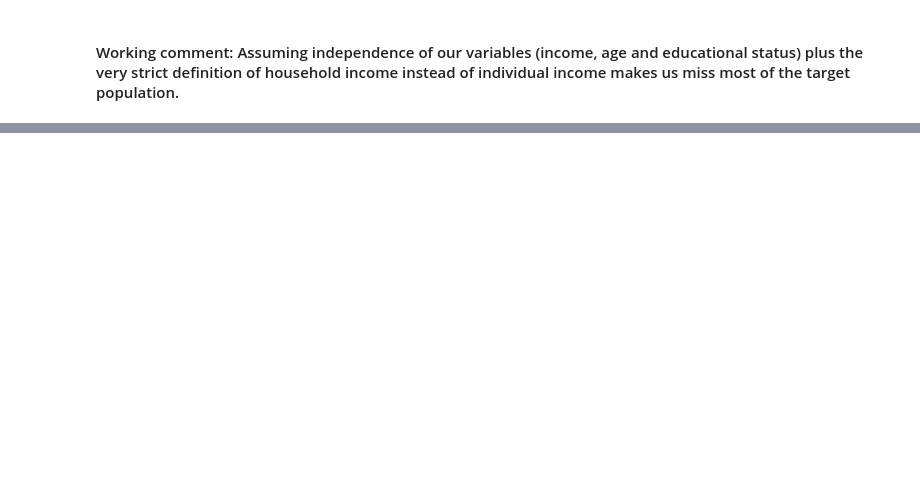
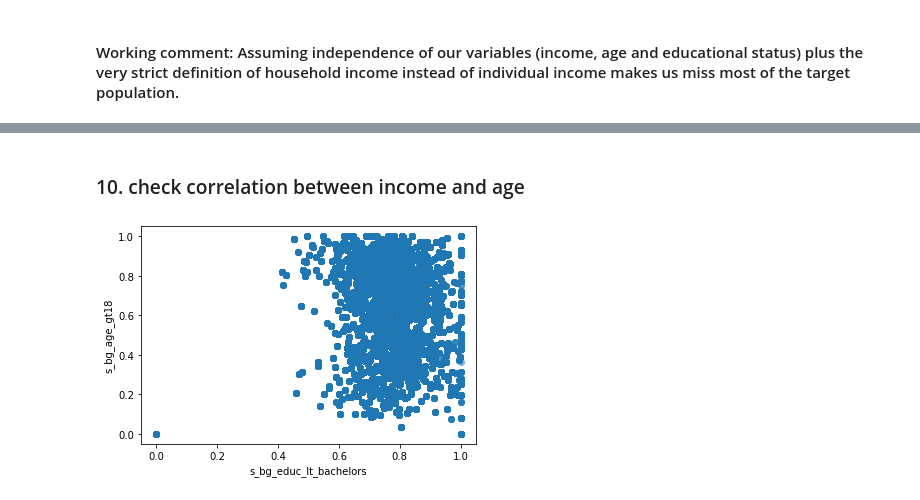
Before and after one commit to leex5089/SWB211project, a Jupyter notebook: 1_density_calculation.ipynb, the cells around one changed output, grey strips where cells are left out. Cells and saved outputs as stored; diff of their text form; code cells hidden in the pictures; blank space fills up the shorter version.

```diff
--- a/1_density_calculation.ipynb
+++ b/1_density_calculation.ipynb
@@ -227,0 +290,11 @@ memory usage: 4.9+ MB
+# %% [markdown]
+### 10. check correlation between income and age
+# %%
+plt.scatter(merge5['s_bg_age_gt18'], merge5['s_bg_educ_lt_bachelors'],  alpha=0.5)
+plt.xlabel("s_bg_educ_lt_bachelors")
+plt.ylabel("s_bg_age_gt18")
+plt.show()
+
+#age correlation is low with other two vars.
+# %% [output]
+[figure, added]
```
Also changed, not shown: parts of 37 cells of this notebook, 1 other file.
